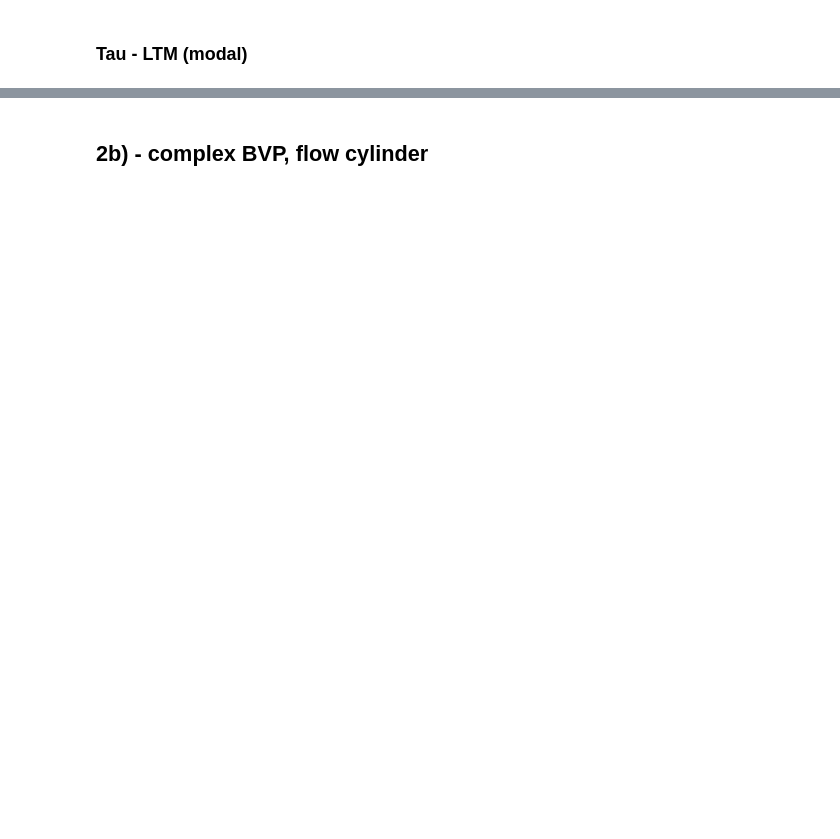
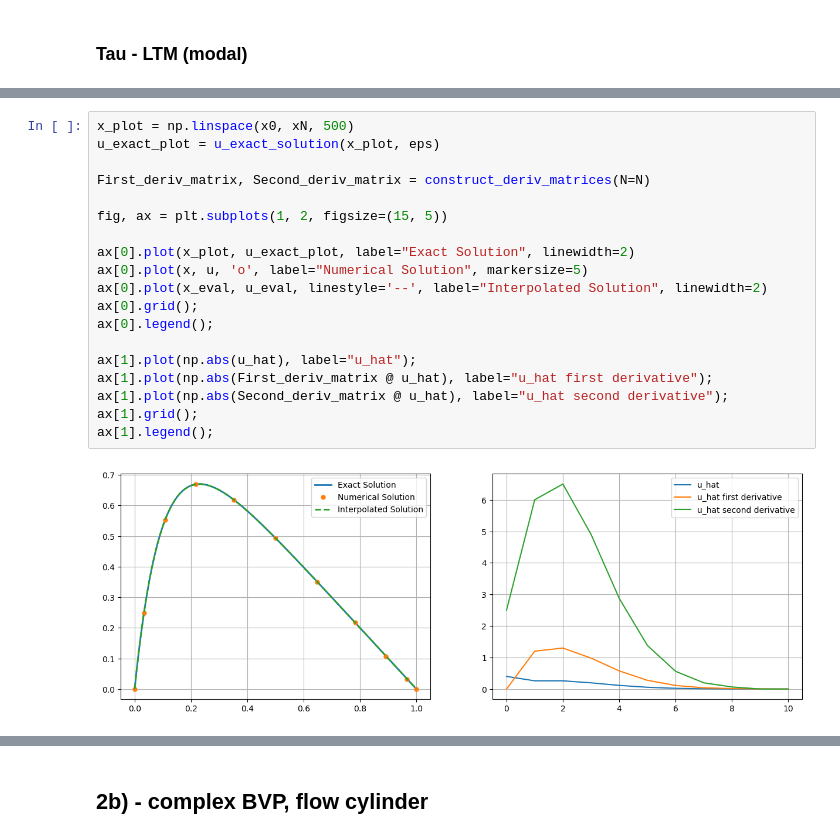
Before and after one commit to JeppeKlitgaard/02689-Advanced-Numerical-Methods, a Jupyter notebook: assignment_2/tb_exercise_1.ipynb, the cells around one changed output, grey strips where cells are left out. Saved outputs shown, nothing was run; the diff lists cells and outputs as text; blank space fills up the shorter version.

```diff
--- a/assignment_2/tb_exercise_1.ipynb
+++ b/assignment_2/tb_exercise_1.ipynb
@@ -167,0 +209,21 @@ ax[1].grid();
+# %%
+x_plot = np.linspace(x0, xN, 500)
+u_exact_plot = u_exact_solution(x_plot, eps)
+
+First_deriv_matrix, Second_deriv_matrix = construct_deriv_matrices(N=N)
+
+fig, ax = plt.subplots(1, 2, figsize=(15, 5))
+
+ax[0].plot(x_plot, u_exact_plot, label="Exact Solution", linewidth=2)
+ax[0].plot(x, u, 'o', label="Numerical Solution", markersize=5)
+ax[0].plot(x_eval, u_eval, linestyle='--', label="Interpolated Solution", linewidth=2)
+ax[0].grid();
+ax[0].legend();
+
+ax[1].plot(np.abs(u_hat), label="u_hat");
+ax[1].plot(np.abs(First_deriv_matrix @ u_hat), label="u_hat first derivative");
+ax[1].plot(np.abs(Second_deriv_matrix @ u_hat), label="u_hat second derivative");
+ax[1].grid();
+ax[1].legend();
+# %% [output]
+[figure, added]
```
Also changed, not shown: parts of 16 cells of this notebook, 1 other file.
